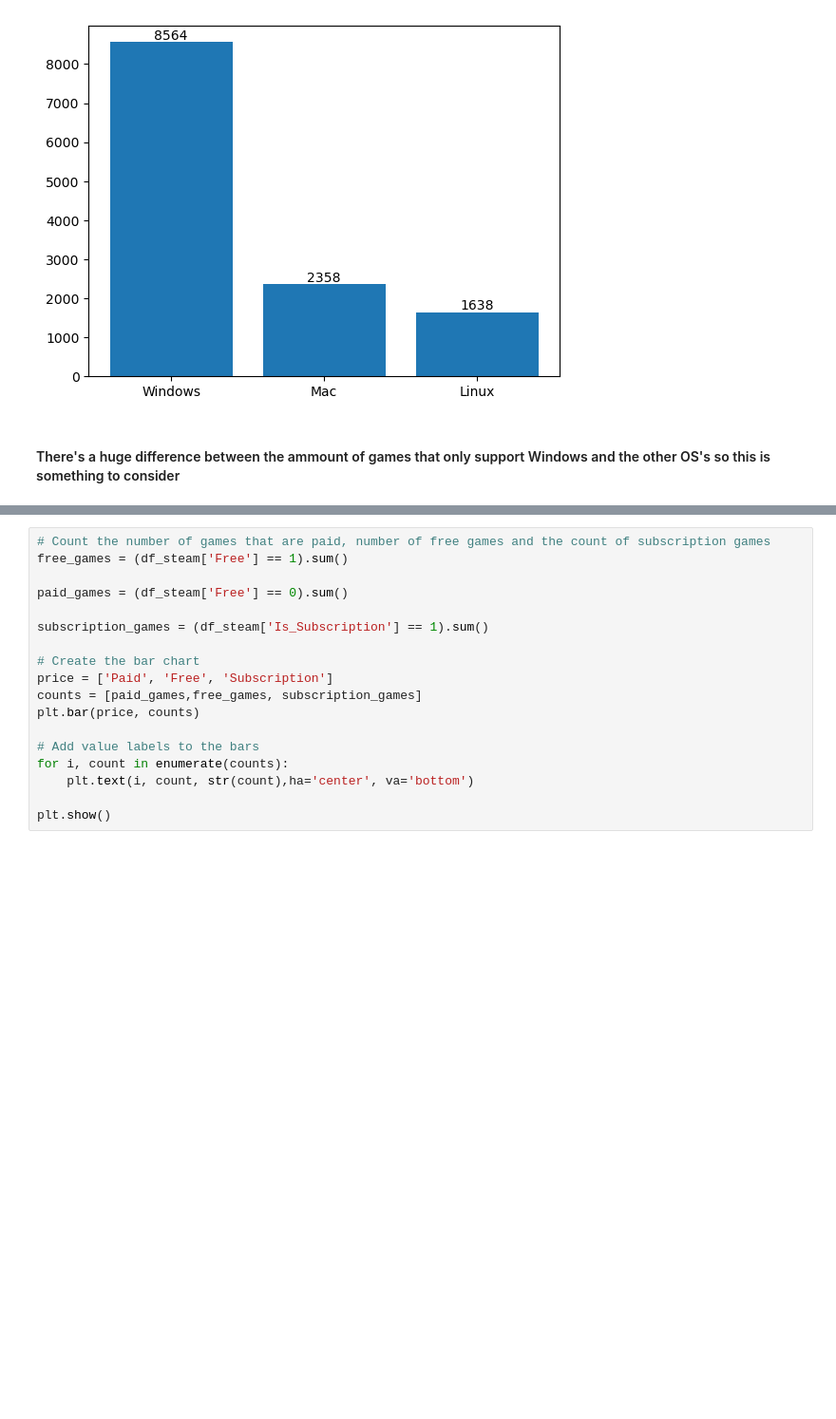
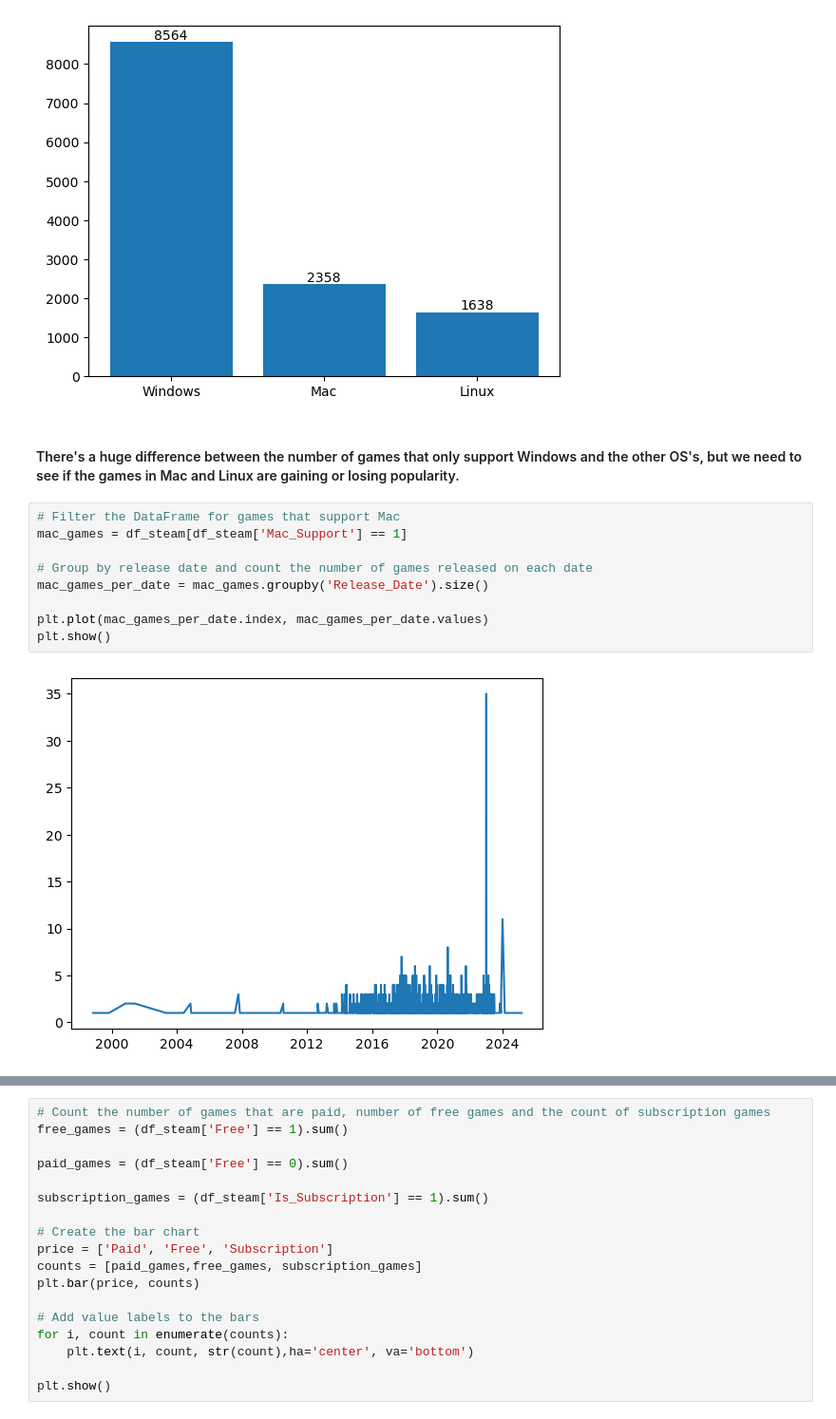
Before and after one commit to marxio09dio/Steam-Games, a Jupyter notebook: 04_data_exploration.ipynb, the cells around one changed output, grey strips where cells are left out. Shown: that part at 95% size. Cells and saved outputs as stored; diff of their text form; blank space fills up the shorter version.

```diff
--- a/04_data_exploration.ipynb
+++ b/04_data_exploration.ipynb
@@ -151,4 +283,15 @@ plt.show()
 # %% [output]
 [figure]
 # %% [markdown]
-#### There's a huge difference between the ammount of games that only support Windows and the other OS's so this is something to consider
+#### There's a huge difference between the number of games that only support Windows and the other OS's, but we need to see if the games in Mac and Linux are gaining or losing popularity.
+# %%
+# Filter the DataFrame for games that support Mac
+mac_games = df_steam[df_steam['Mac_Support'] == 1]
+
+# Group by release date and count the number of games released on each date
+mac_games_per_date = mac_games.groupby('Release_Date').size()
+
+plt.plot(mac_games_per_date.index, mac_games_per_date.values)
+plt.show()
+# %% [output]
+[figure, added]
```
Also changed, not shown: parts of 23 cells of this notebook, 2 other files.
